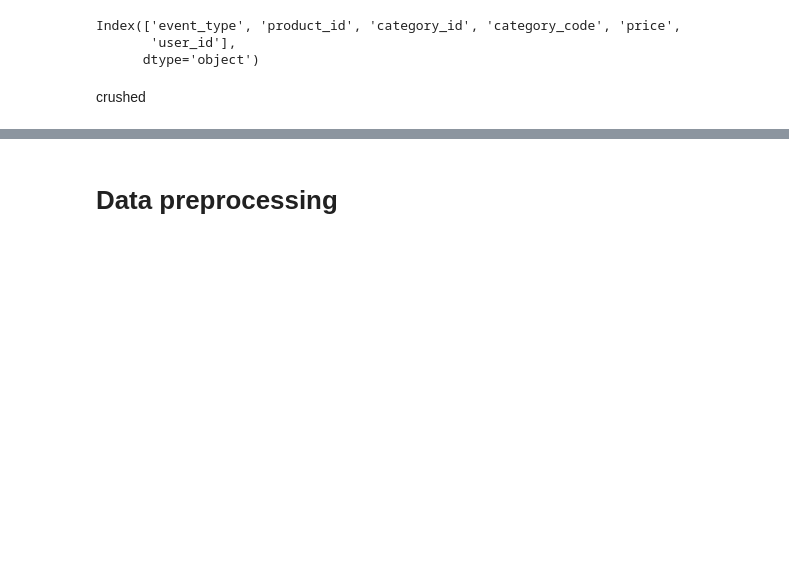
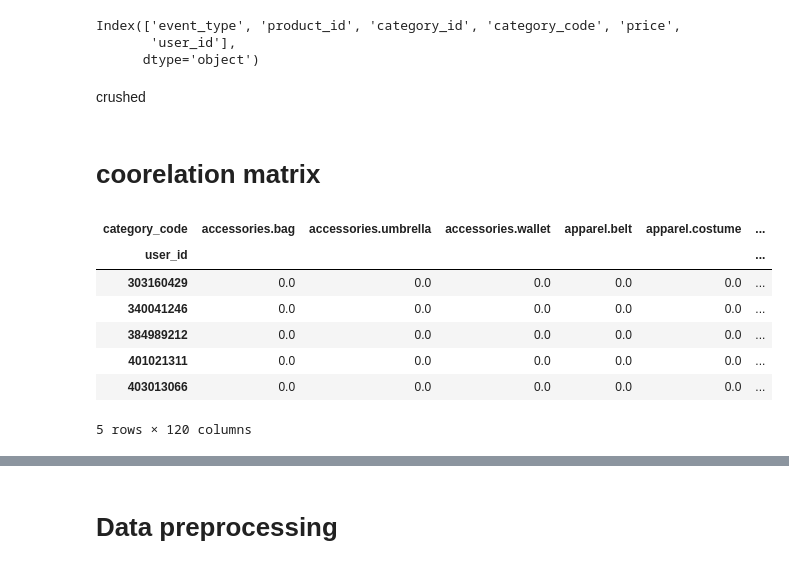
Before and after one commit to Senoirpro/Product-recommendation-for-e-commerce, a Jupyter notebook: senoir.ipynb, the cells around one changed output, grey strips where cells are left out. Drawn from its saved outputs; the diff is of its cells as text; code cells hidden in the pictures; blank space fills up the shorter version.

```diff
--- a/senoir.ipynb
+++ b/senoir.ipynb
@@ -555,3 +570,17 @@ crushed
 # %%
 ratings_utility_matrix = df2.pivot_table(values='price', index='product_id', columns='event_type', fill_value=0)
 ratings_utility_matrix.head()
+# %% [markdown]
+# coorelation matrix
+# %%
+ratings_utility_matrix = purchase.pivot_table(values='price', index='user_id', columns='category_code', fill_value=0)
+ratings_utility_matrix.head()
+# %% [output]
+| category_code | accessories.bag | accessories.umbrella | accessories.wallet | apparel.belt | apparel.costume | ... |
+| user_id |  |  |  |  |  | ... |
+| 303160429 | 0.0 | 0.0 | 0.0 | 0.0 | 0.0 | ... |
+| 340041246 | 0.0 | 0.0 | 0.0 | 0.0 | 0.0 | ... |
+| 384989212 | 0.0 | 0.0 | 0.0 | 0.0 | 0.0 | ... |
+| 401021311 | 0.0 | 0.0 | 0.0 | 0.0 | 0.0 | ... |
+| 403013066 | 0.0 | 0.0 | 0.0 | 0.0 | 0.0 | ... |
+5 rows × 120 columns
```
Also changed, not shown: parts of 17 cells of this notebook.
